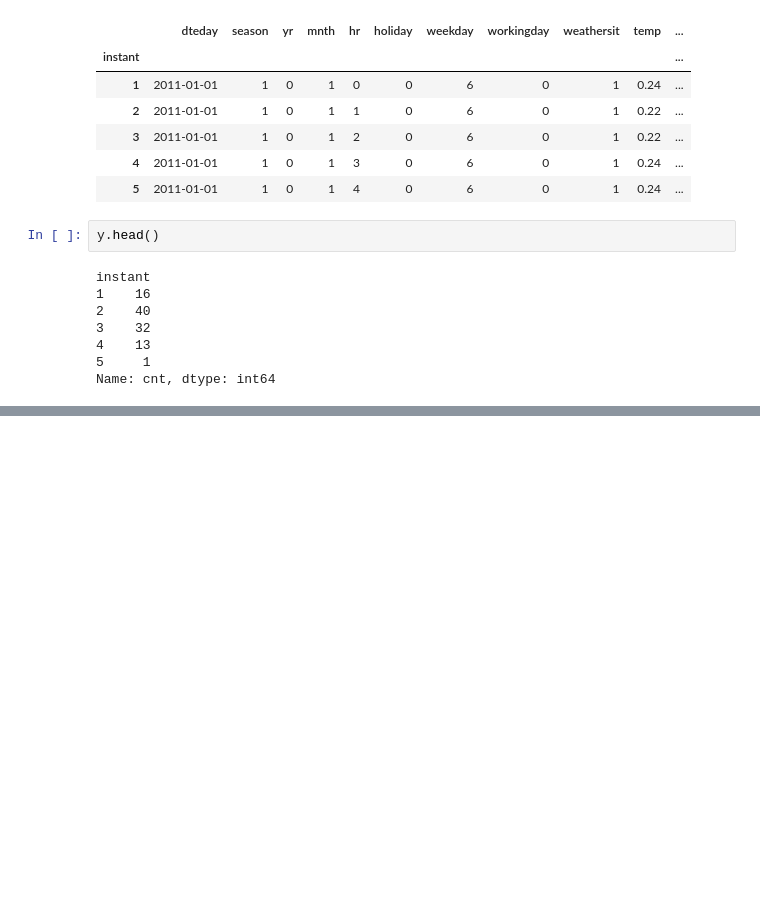
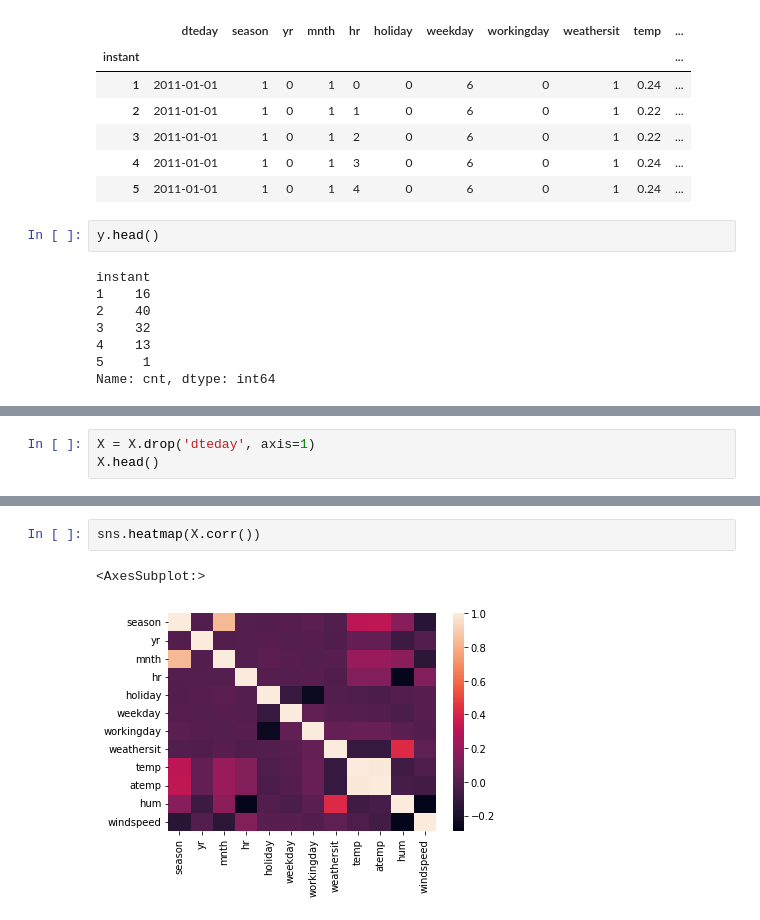
Before and after one commit to AlexeyMarg/ML_bicycle_sharing, a Jupyter notebook: bicycle_prediction.ipynb, the cells around one changed output, grey strips where cells are left out. Drawn from its saved outputs; the diff is of its cells as text; blank space fills up the shorter version.

```diff
--- a/bicycle_prediction.ipynb
+++ b/bicycle_prediction.ipynb
@@ -87,0 +95,3 @@ Name: cnt, dtype: int64
+# %%
+X = X.drop('dteday', axis=1)
+X.head()
@@ -87,0 +106,5 @@ Name: cnt, dtype: int64
+# %%
+sns.heatmap(X.corr())
+# %% [output]
+<AxesSubplot:>
+[figure, added]
```
Also changed, not shown: parts of 6 cells of this notebook.
